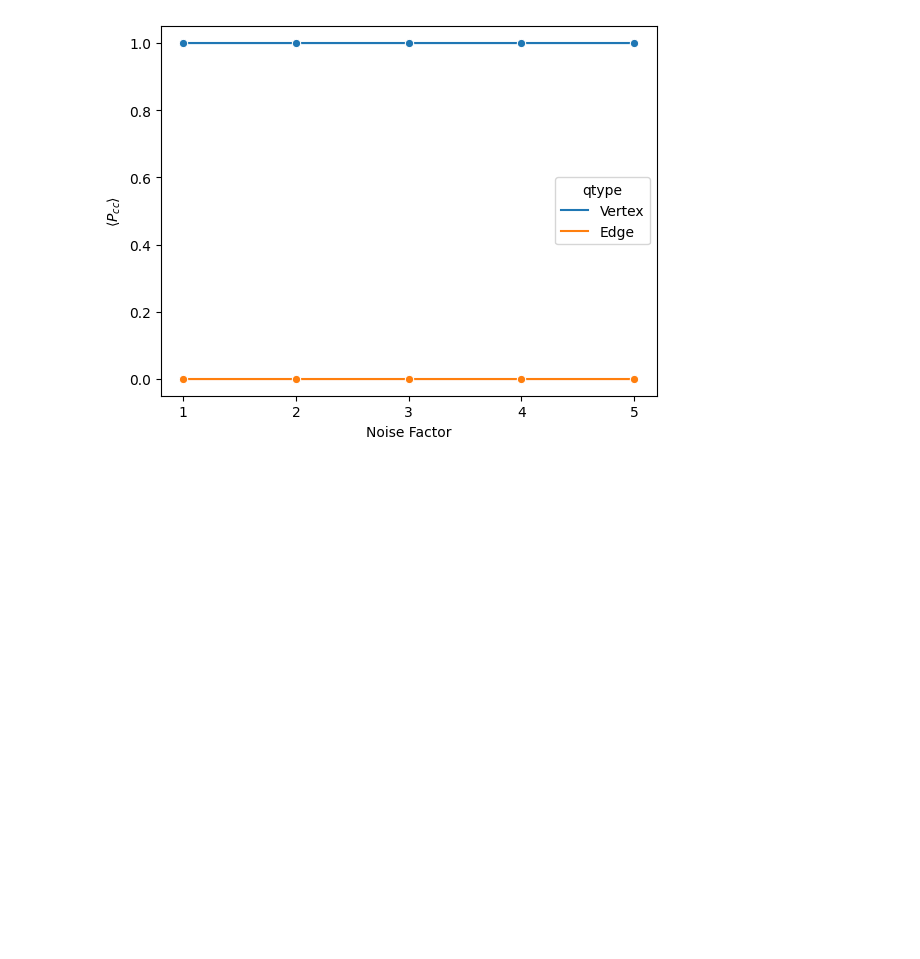
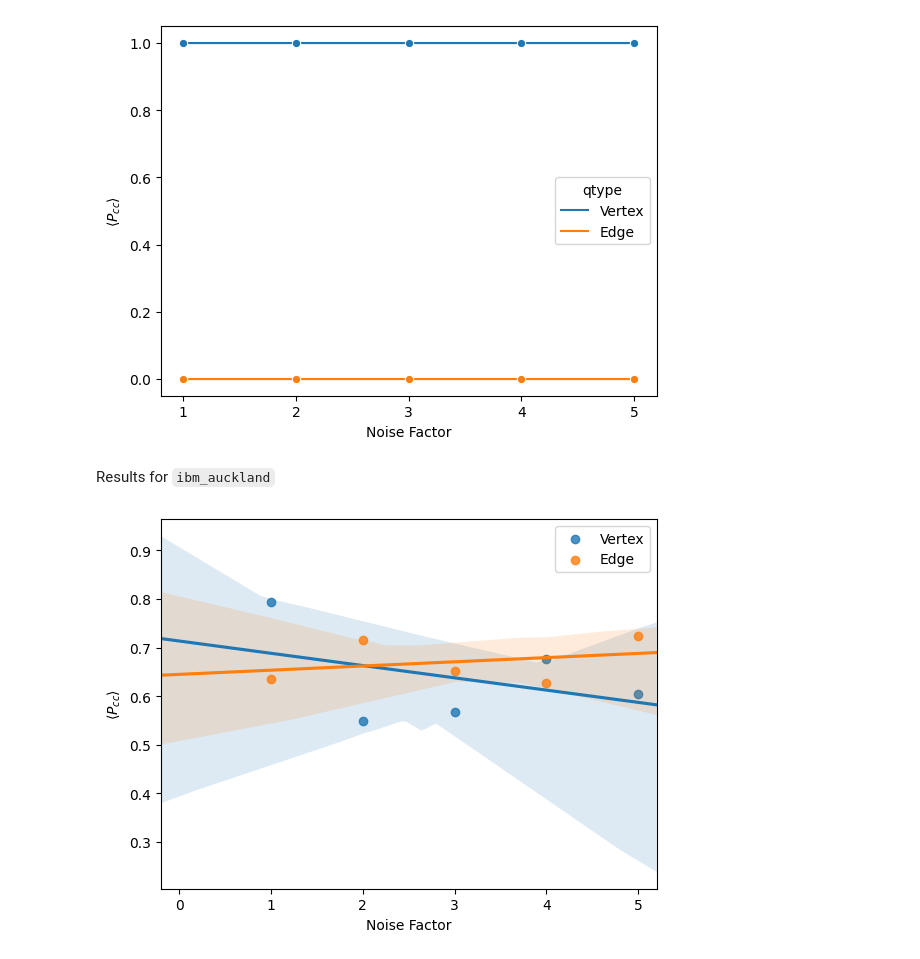
Before and after one commit to jfurches/nonlocalgames, a Jupyter notebook: examples/g14_on_ibm/zne.ipynb, the cells around one changed output. Drawn from its saved outputs; the diff is of its cells as text; code cells hidden in the pictures; blank space fills up the shorter version.

Commit message:
auckland data

```diff
--- a/examples/g14_on_ibm/zne.ipynb
+++ b/examples/g14_on_ibm/zne.ipynb
@@ -235,3 +238,50 @@ plt.ylabel(r'$\langle P_{cc} \rangle$')
 plt.show()
 # %% [output]
 [figure]
+# %% [markdown]
+Results for `ibm_auckland`
+# %%
+import numpy as np
+import pandas as pd
+import matplotlib.pyplot as plt
+import seaborn as sns
+
+def process(df):
+    df['qtype'] = np.where(df.va == df.vb, 'Vertex', 'Edge')
+    df['post_obs_value'] = np.where(
+        df.qtype == 'Edge',
+        1 - df.obs_value,
+        df.obs_value
+    )
+    df['post_extrapolated_value'] = np.where(
+        df.qtype == 'Edge',
+        1 - df.extrapolated_value,
+        df.extrapolated_value
+    )
+
+    return df
+
+dev = 'ibm_auckland'
+df = pd.read_csv(f'zne_results_optim3_zne2_{dev}.csv')
+df = process(df)
+fig = plt.figure()
+ax = fig.gca()
+plt.xlim(-0.2, 5.2)
+for i, qtype in enumerate(df.qtype.unique()):
+    sns.regplot(
+        ax=ax,
+        data=df.loc[df.qtype == qtype].groupby('noise_factor').mean(numeric_only=True).reset_index(),
+        x='noise_factor',
+        y='obs_value',
+        color=f'C{i}',
+        label=qtype,
+        marker='o',
+        truncate=False
+    )
+plt.xlabel('Noise Factor')
+plt.xticks(ticks=[0, 1, 2, 3, 4, 5])
+plt.ylabel(r'$\langle P_{cc} \rangle$')
+plt.legend()
+plt.show()
+# %% [output]
+[figure, added]
```
Also changed, not shown: parts of 5 cells of this notebook, 2 other files.
